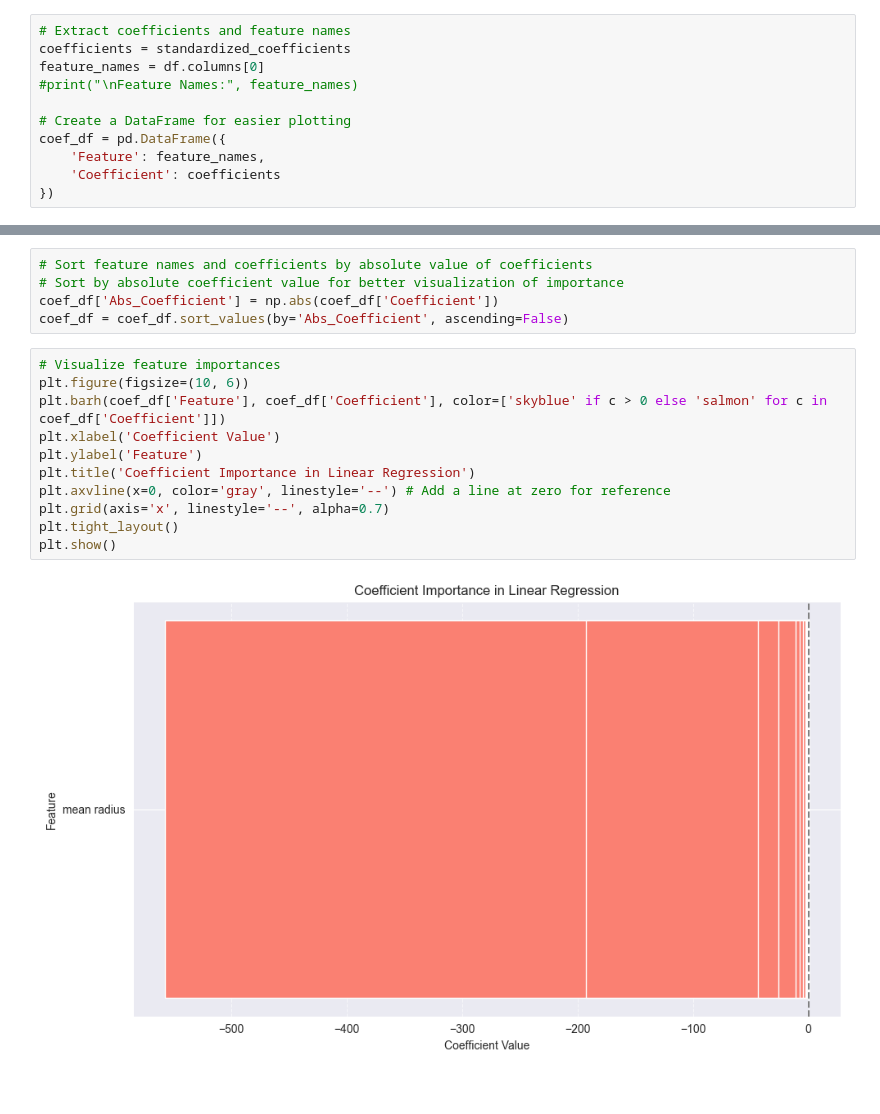
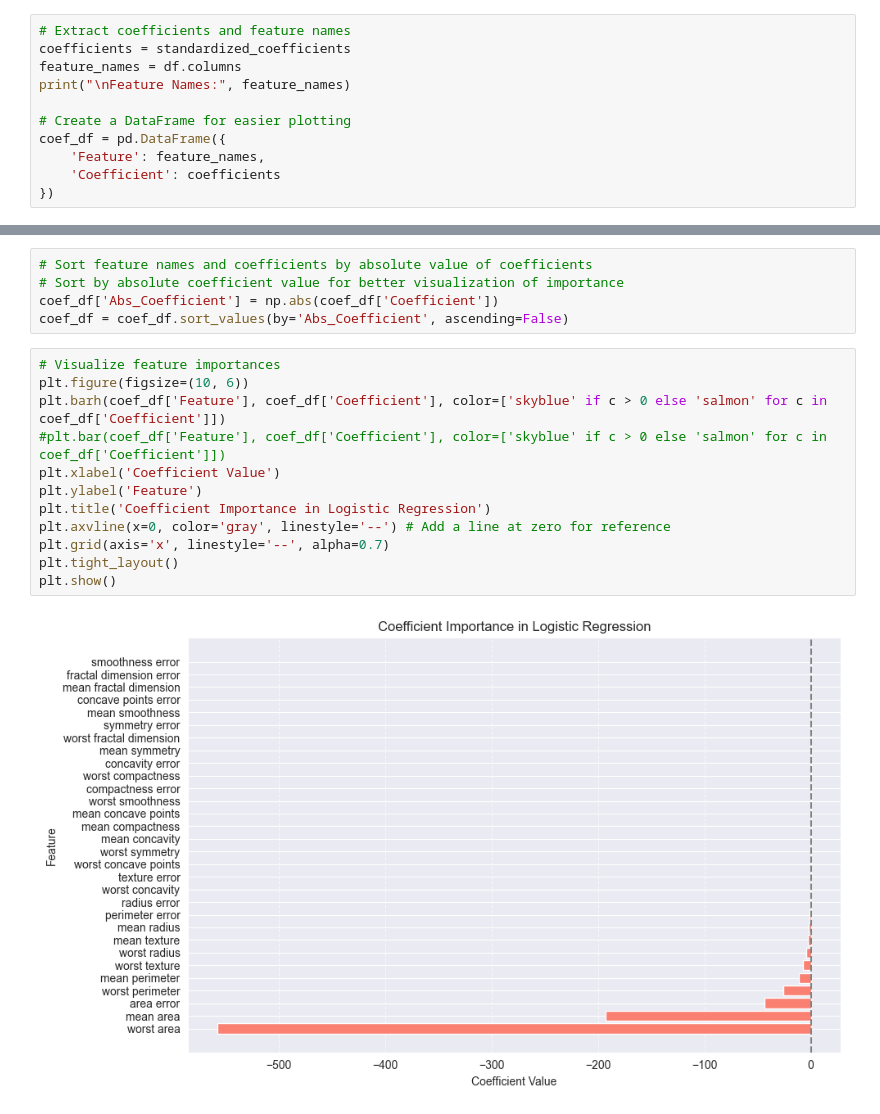
Before and after one commit to kthangap-g/Springboard, a Jupyter notebook: Student_MLE_MiniProject_Logistic_Regression.ipynb, the cells around one changed output, grey strips where cells are left out. Drawn from its saved outputs; the diff is of its cells as text.

```diff
--- a/Student_MLE_MiniProject_Logistic_Regression.ipynb
+++ b/Student_MLE_MiniProject_Logistic_Regression.ipynb
@@ -370,8 +388,8 @@ Feature 29: -0.0033
 # %%
 # Extract coefficients and feature names
 coefficients = standardized_coefficients
-feature_names = df.columns[0]
-#print("\nFeature Names:", feature_names)
+feature_names = df.columns
+print("\nFeature Names:", feature_names)
 
 # Create a DataFrame for easier plotting
 coef_df = pd.DataFrame({
@@ -386,13 +415,14 @@ coef_df = coef_df.sort_values(by='Abs_Coefficient', ascending=False)
 # %%
 # Visualize feature importances
 plt.figure(figsize=(10, 6))
 plt.barh(coef_df['Feature'], coef_df['Coefficient'], color=['skyblue' if c > 0 else 'salmon' for c in coef_df['Coefficient']])
+#plt.bar(coef_df['Feature'], coef_df['Coefficient'], color=['skyblue' if c > 0 else 'salmon' for c in coef_df['Coefficient']])
 plt.xlabel('Coefficient Value')
 plt.ylabel('Feature')
-plt.title('Coefficient Importance in Linear Regression')
+plt.title('Coefficient Importance in Logistic Regression')
 plt.axvline(x=0, color='gray', linestyle='--') # Add a line at zero for reference
 plt.grid(axis='x', linestyle='--', alpha=0.7)
 plt.tight_layout()
 plt.show()
 # %% [output]
-[figure, old version]
+[figure, new version]
```
Also changed, not shown: parts of 5 cells of this notebook.
